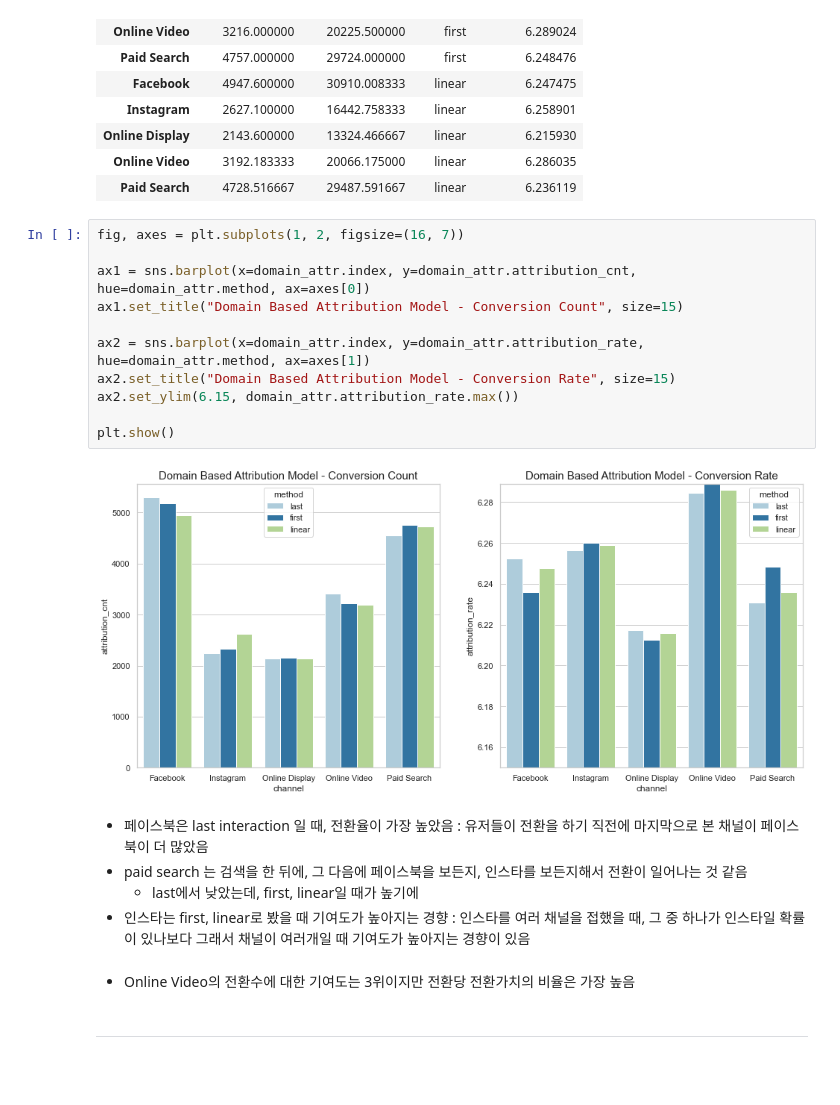
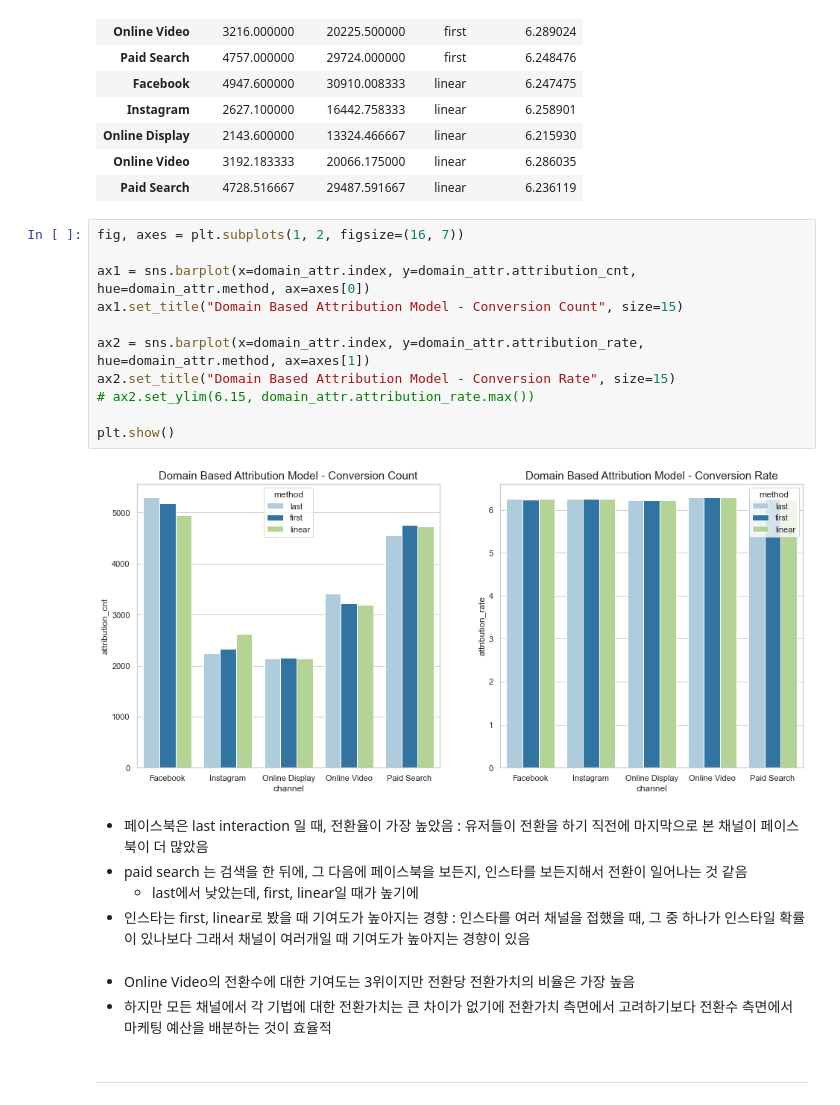
Before and after one commit to aeea-0605/e-commerce-analysis-repo, a Jupyter notebook: 03_budget_optimization.ipynb, the cells around one changed output. Drawn from its saved outputs; the diff is of its cells as text; blank space fills up the shorter version.

```diff
--- a/03_budget_optimization.ipynb
+++ b/03_budget_optimization.ipynb
@@ -304,16 +304,16 @@ domain_attr
 # %%
 fig, axes = plt.subplots(1, 2, figsize=(16, 7))
 
 ax1 = sns.barplot(x=domain_attr.index, y=domain_attr.attribution_cnt, hue=domain_attr.method, ax=axes[0])
 ax1.set_title("Domain Based Attribution Model - Conversion Count", size=15)
 
 ax2 = sns.barplot(x=domain_attr.index, y=domain_attr.attribution_rate, hue=domain_attr.method, ax=axes[1])
 ax2.set_title("Domain Based Attribution Model - Conversion Rate", size=15)
-ax2.set_ylim(6.15, domain_attr.attribution_rate.max())
+# ax2.set_ylim(6.15, domain_attr.attribution_rate.max())
 
 plt.show()
 # %% [output]
-[figure, old version]
+[figure, new version]
 # %% [markdown]
 - 페이스북은 last interaction 일 때, 전환율이 가장 높았음 : 유저들이 전환을 하기 직전에 마지막으로 본 채널이 페이스북이 더 많았음
 - paid search 는 검색을 한 뒤에, 그 다음에 페이스북을 보든지, 인스타를 보든지해서 전환이 일어나는 것 같음
@@ -321,6 +321,7 @@ plt.show()
 - 인스타는 first, linear로 봤을 때 기여도가 높아지는 경향 : 인스타를 여러 채널을 접했을 때, 그 중 하나가 인스타일 확률이 있나보다 그래서 채널이 여러개일 때 기여도가 높아지는 경향이 있음
 # %% [markdown]
 - Online Video의 전환수에 대한 기여도는 3위이지만 전환당 전환가치의 비율은 가장 높음
+- 하지만 모든 채널에서 각 기법에 대한 전환가치는 큰 차이가 없기에 전환가치 측면에서 고려하기보다 전환수 측면에서 마케팅 예산을 배분하는 것이 효율적
 # %% [markdown]
 ---
 # %% [markdown]
```
Also changed, not shown: parts of 29 cells of this notebook.
